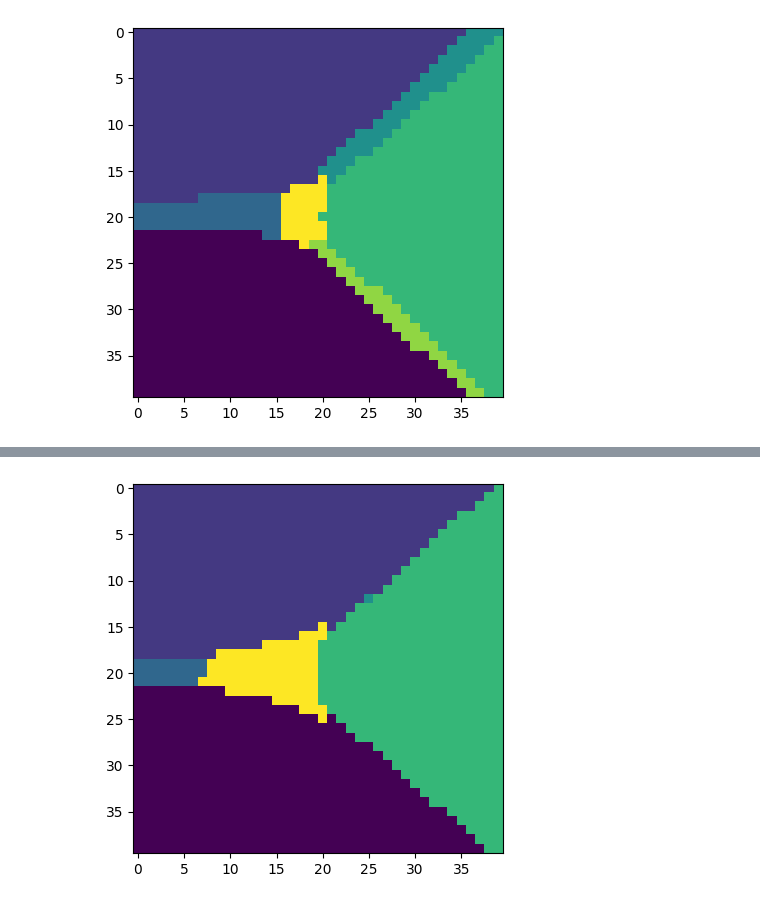
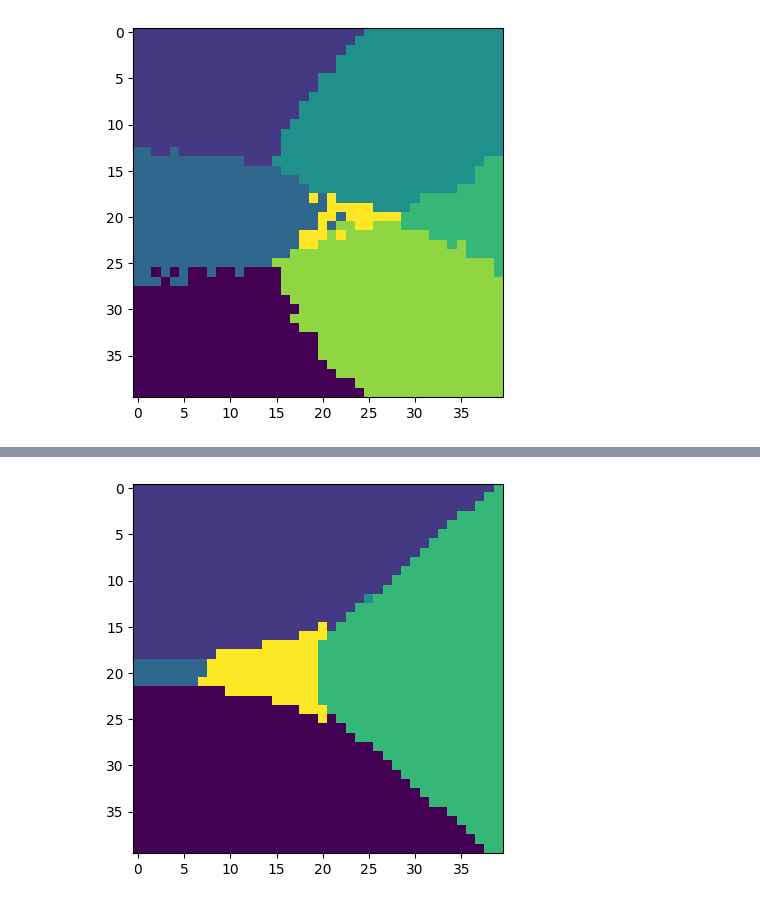
Before and after one commit to mehrankhosrojerdi/4th_project_with_UCL, a Jupyter notebook: supervised learning/scalable_analysis.ipynb, the cells around one changed output, grey strips where cells are left out. Cells and saved outputs as stored; diff of their text form; code cells hidden in the pictures.

```diff
--- a/supervised learning/scalable_analysis.ipynb
+++ b/supervised learning/scalable_analysis.ipynb
@@ -67,7 +67,7 @@ for d in np.arange(1.3, 2, 0.1):
     lst_points.append([d, 0.0])
     lst_target.append(5)  # 'large_d'
 
-for d in np.arange(-0.2, 0.6, 0.1):
+for d in np.arange(-0.2, 0.7, 0.1):
     lst_points.append([d, 0.0])
     lst_target.append(7) #'Haldane'
 
@@ -179,25 +179,25 @@ points = np.array(lst_points)
 targets = np.array(lst_target)
 # %%
 
-path = f"./dataset_L=51_bond=50_partial(keeping 1 sites)"
-file_path_kernel_train_DMRG= os.path.join(path, "kernel_train_Haldane_DMRG_partial_1spins.hdf5")
-file_path_kernel_test_DMRG= os.path.join(path, "kernel_test_scalable_from_0_to_0.hdf5")
+path = f"./train_set_L=31_test_set_L=51_partial_from_0_to_1_spins"
+file_path_kernel_train_DMRG= os.path.join(path, "kernel_train_Haldane_DMRG_partial_from_0_to_1_spins.hdf5")
+file_path_kernel_test_DMRG= os.path.join(path, "kernel_test_Haldane_DMRG_partial_from_0_to_1_spins.hdf5")
 
 
 with h5py.File(file_path_kernel_train_DMRG, "r") as f:
     kernel_train = f["gram_train_DMRG_partial"][:]
 
 with h5py.File(file_path_kernel_test_DMRG, "r") as f:
-    kernel_test = f["gram_test_scalable"][:]
+    kernel_test = f["gram_test_DMRG_partial"][:]
 
 clf = svm.SVC(kernel='precomputed')
 y = targets
 clf.fit(kernel_train, y)
 y_pred = clf.predict(kernel_test)
 plt.imshow(y_pred.reshape(40,40))
 
 
-plt.savefig(f'keep 1 sites scalable.png')
+plt.savefig(f'partial_from_0_to_1_spins.png')
 plt.show()
 # %% [output]
-[figure, old version]
+[figure, new version]
```
Also changed, not shown: parts of 5 cells of this notebook, 7 other files.
